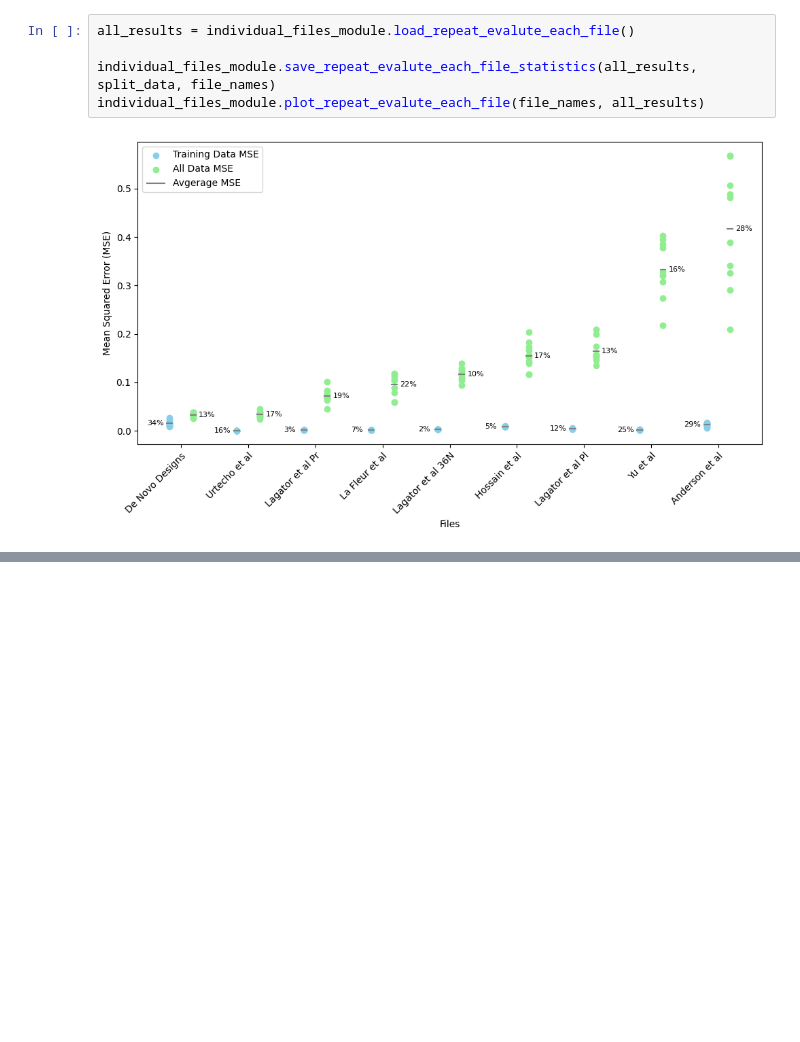
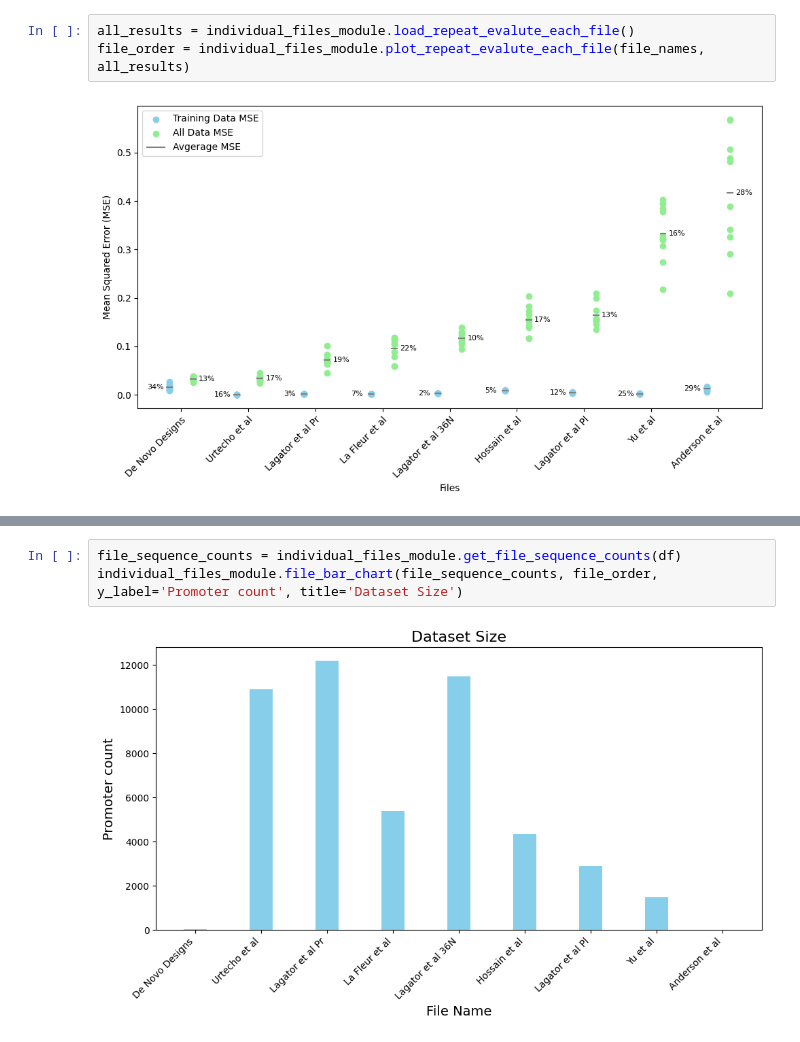
Before and after one commit to Rhys-sg/e.-coli-promoter-prediction, a Jupyter notebook: individual_files.ipynb, the cells around one changed output, grey strips where cells are left out. Saved outputs shown, nothing was run; the diff lists cells and outputs as text; blank space fills up the shorter version.

Commit message:
Analyzing cross validation MSE results

```diff
--- a/individual_files.ipynb
+++ b/individual_files.ipynb
@@ -12,7 +13,5 @@ split_data, file_names = main_module.split_data_by_file(df)
 # %%
 all_results = individual_files_module.load_repeat_evalute_each_file()
-
-individual_files_module.save_repeat_evalute_each_file_statistics(all_results, split_data, file_names)
-individual_files_module.plot_repeat_evalute_each_file(file_names, all_results)
+file_order = individual_files_module.plot_repeat_evalute_each_file(file_names, all_results)
 # %% [output]
 [figure]
@@ -18,0 +27,5 @@ individual_files_module.plot_repeat_evalute_each_file(file_names, all_results)
+# %%
+file_sequence_counts = individual_files_module.get_file_sequence_counts(df)
+individual_files_module.file_bar_chart(file_sequence_counts, file_order, y_label='Promoter count', title='Dataset Size')
+# %% [output]
+[figure, added]
```
Also changed, not shown: parts of 13 cells of this notebook, 2 other files.
